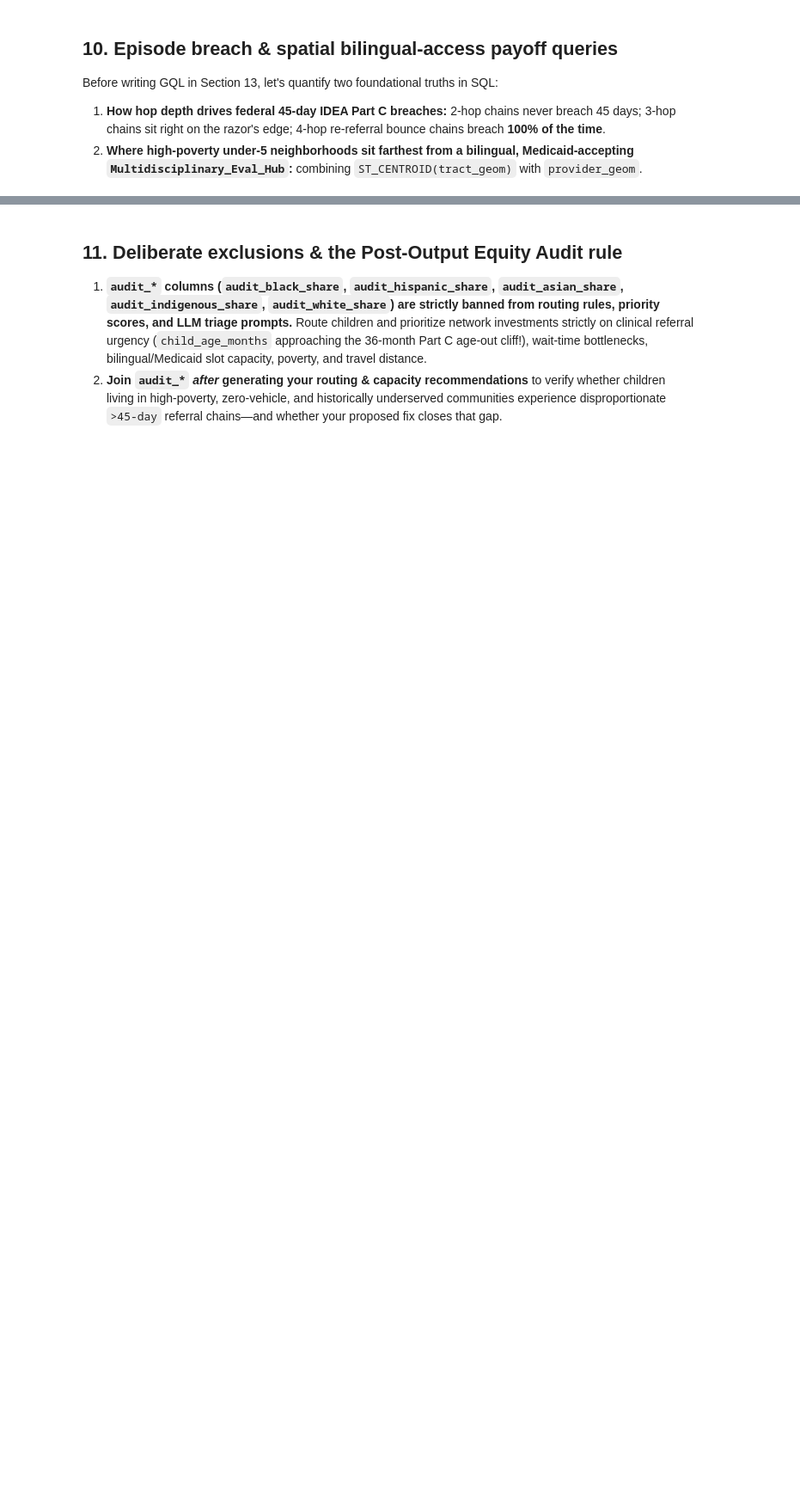
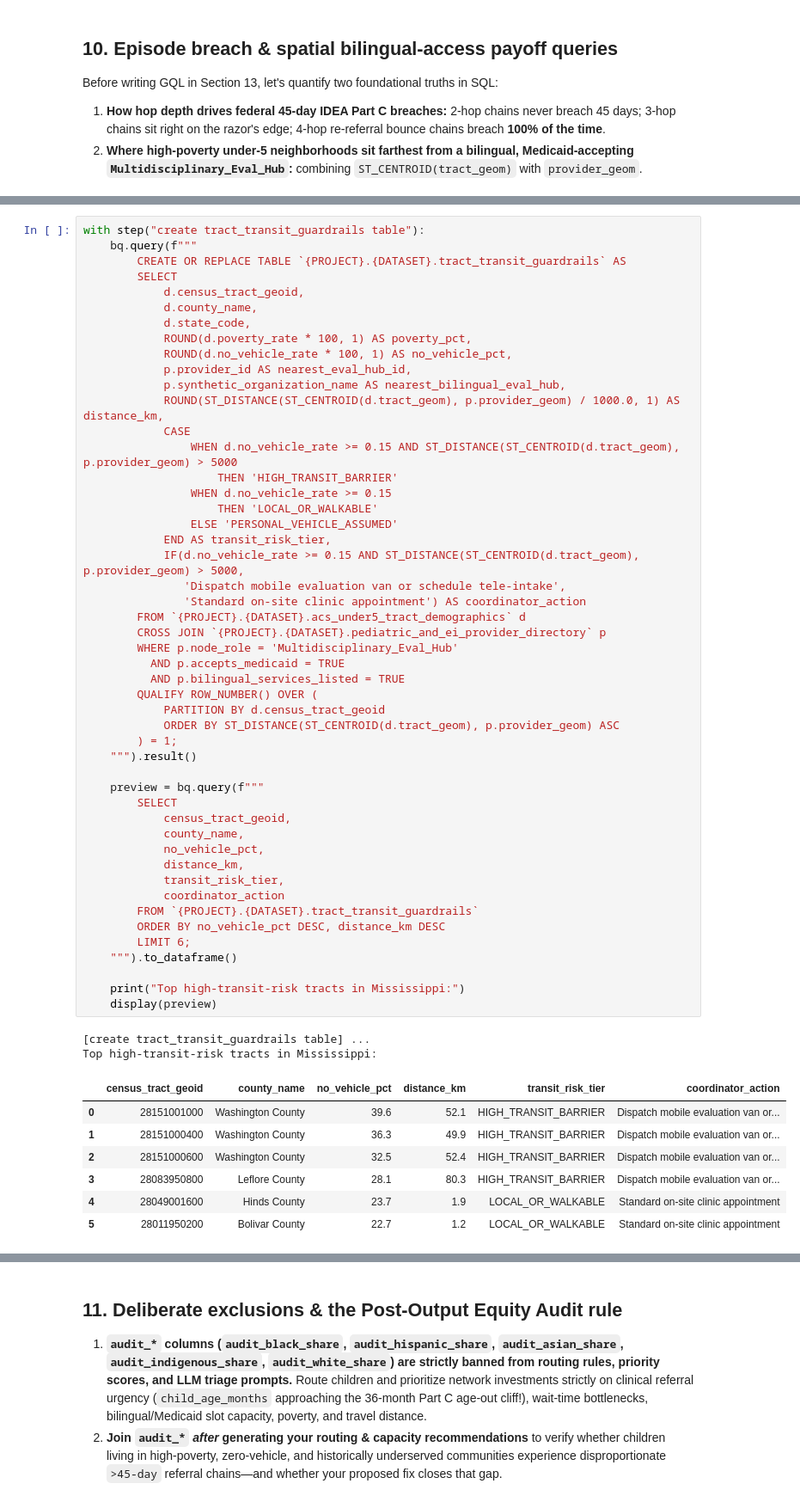
Before and after one commit to Bornism/A4I2026-challenge-early-intervention, a Jupyter notebook: notebooks/c_ei_01_load_explore.ipynb, the cells around one changed output, grey strips where cells are left out. Shown at 86% size. Saved outputs shown, nothing was run; the diff lists cells and outputs as text; blank space fills up the shorter version.

```diff
--- a/notebooks/c_ei_01_load_explore.ipynb
+++ b/notebooks/c_ei_01_load_explore.ipynb
@@ -699,0 +871,59 @@ with step("episode hop-depth & bilingual distance payoff queries"):
+# %%
+with step("create tract_transit_guardrails table"):
+    bq.query(f"""
+        CREATE OR REPLACE TABLE `{PROJECT}.{DATASET}.tract_transit_guardrails` AS
+        SELECT
+            d.census_tract_geoid,
+            d.county_name,
+            d.state_code,
+            ROUND(d.poverty_rate * 100, 1) AS poverty_pct,
+            ROUND(d.no_vehicle_rate * 100, 1) AS no_vehicle_pct,
+            p.provider_id AS nearest_eval_hub_id,
+            p.synthetic_organization_name AS nearest_bilingual_eval_hub,
+            ROUND(ST_DISTANCE(ST_CENTROID(d.tract_geom), p.provider_geom) / 1000.0, 1) AS distance_km,
+            CASE
+                WHEN d.no_vehicle_rate >= 0.15 AND ST_DISTANCE(ST_CENTROID(d.tract_geom), p.provider_geom) > 5000
+                    THEN 'HIGH_TRANSIT_BARRIER'
+                WHEN d.no_vehicle_rate >= 0.15
+                    THEN 'LOCAL_OR_WALKABLE'
+                ELSE 'PERSONAL_VEHICLE_ASSUMED'
+            END AS transit_risk_tier,
+            IF(d.no_vehicle_rate >= 0.15 AND ST_DISTANCE(ST_CENTROID(d.tract_geom), p.provider_geom) > 5000,
+               'Dispatch mobile evaluation van or schedule tele-intake',
+               'Standard on-site clinic appointment') AS coordinator_action
+        FROM `{PROJECT}.{DATASET}.acs_under5_tract_demographics` d
+        CROSS JOIN `{PROJECT}.{DATASET}.pediatric_and_ei_provider_directory` p
+        WHERE p.node_role = 'Multidisciplinary_Eval_Hub'
+          AND p.accepts_medicaid = TRUE
+          AND p.bilingual_services_listed = TRUE
+        QUALIFY ROW_NUMBER() OVER (
+            PARTITION BY d.census_tract_geoid
+            ORDER BY ST_DISTANCE(ST_CENTROID(d.tract_geom), p.provider_geom) ASC
+        ) = 1;
+    """).result()
+
+    preview = bq.query(f"""
+        SELECT
+            census_tract_geoid,
+            county_name,
+            no_vehicle_pct,
+            distance_km,
+            transit_risk_tier,
+            coordinator_action
+        FROM `{PROJECT}.{DATASET}.tract_transit_guardrails`
+        ORDER BY no_vehicle_pct DESC, distance_km DESC
+        LIMIT 6;
+    """).to_dataframe()
+
+    print("Top high-transit-risk tracts in Mississippi:")
+    display(preview)
+# %% [output]
+[create tract_transit_guardrails table] ...
+Top high-transit-risk tracts in Mississippi:
+|  | census_tract_geoid | county_name | no_vehicle_pct | distance_km | transit_risk_tier | coordinator_action |
+| 0 | 28151001000 | Washington County | 39.6 | 52.1 | HIGH_TRANSIT_BARRIER | Dispatch mobile evaluation van or... |
+| 1 | 28151000400 | Washington County | 36.3 | 49.9 | HIGH_TRANSIT_BARRIER | Dispatch mobile evaluation van or... |
+| 2 | 28151000600 | Washington County | 32.5 | 52.4 | HIGH_TRANSIT_BARRIER | Dispatch mobile evaluation van or... |
+| 3 | 28083950800 | Leflore County | 28.1 | 80.3 | HIGH_TRANSIT_BARRIER | Dispatch mobile evaluation van or... |
+| 4 | 28049001600 | Hinds County | 23.7 | 1.9 | LOCAL_OR_WALKABLE | Standard on-site clinic appointment |
+| 5 | 28011950200 | Bolivar County | 22.7 | 1.2 | LOCAL_OR_WALKABLE | Standard on-site clinic appointment |
```
Also changed, not shown: parts of 21 cells of this notebook.
